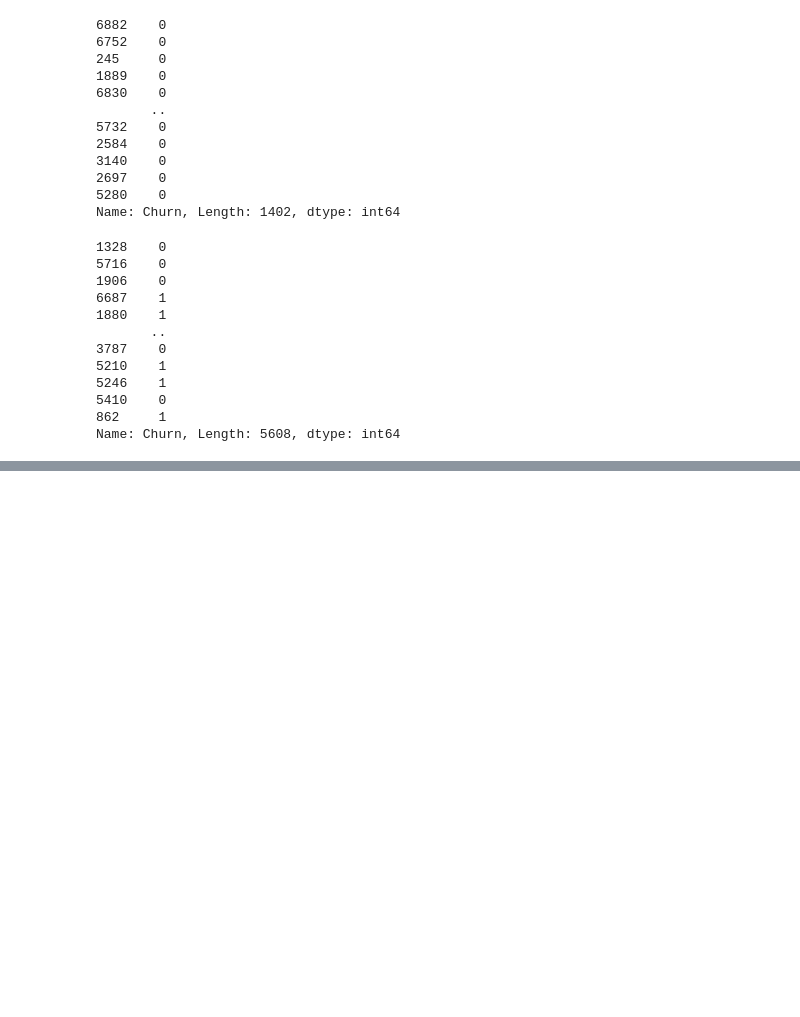
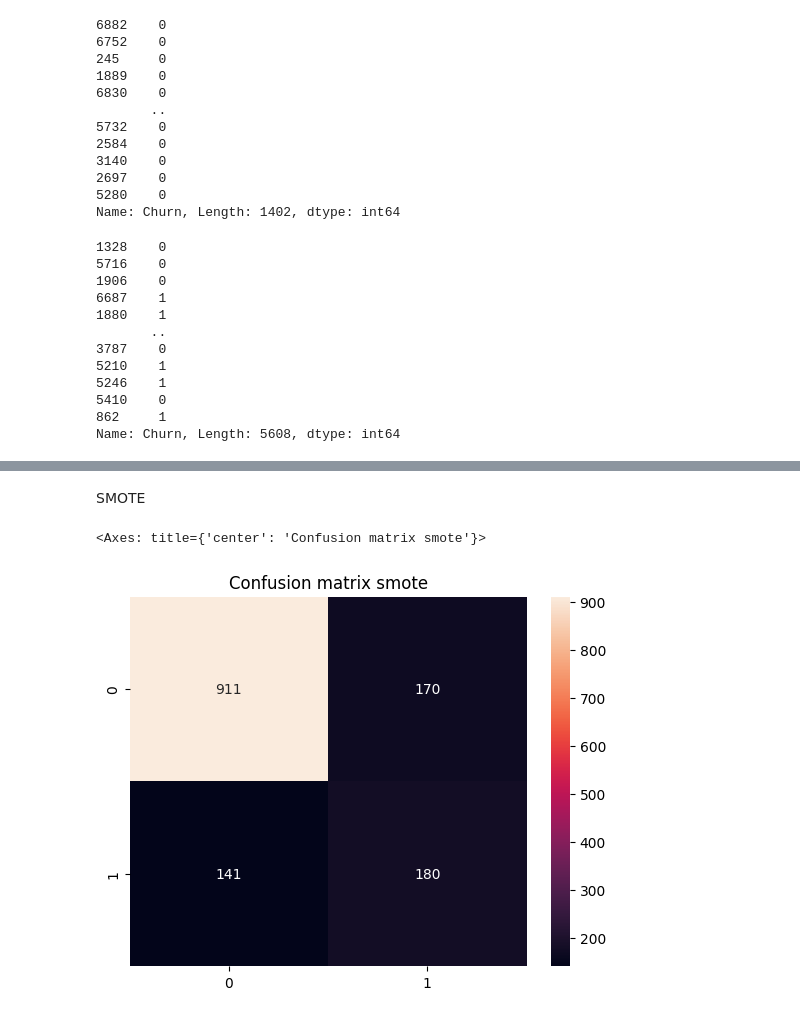
Before and after one commit to cakethehuman/Project-for-linkedin, a Jupyter notebook: Churn/Churn_predict.ipynb, the cells around one changed output, grey strips where cells are left out. Saved outputs shown, nothing was run; the diff lists cells and outputs as text; code cells hidden in the pictures; blank space fills up the shorter version.

Commit message:
model evalution

```diff
--- a/Churn/Churn_predict.ipynb
+++ b/Churn/Churn_predict.ipynb
@@ -444,11 +514,13 @@ model2 = DecisionTreeClassifier()
 model3 = RandomForestClassifier()
 model4 = XGBClassifier()
 model5 = SVC(kernel= 'linear')
+model6 = LGBMClassifier()
 
 model_list = [
     ('LogisticRegression', model1),
     ('DecisionTree', model2),
     ('RandomForest', model3),
     ('XGBoost', model4),
-    ('SVC_Linear', model5)
+    ('SVC_Linear', model5),
+    ('LGBMClassifier', model6)
 ]
@@ -509,7 +575,11 @@ for name,models in model_list:
     final.fit(x_train,y_train)
 
     y_pred = final.predict(x_test)
+    acc = accuracy_score(y_test,y_pred)
+    f1s = f1_score(y_test,y_pred)
+    ps = precision_score(y_test,y_pred)
     recall = recall_score(y_test,y_pred)
+
 
     if(best_score > recall):
         best_model = name
@@ -545,0 +659,9 @@ print(f"🔗 With a recall score of : {best_score}")
+# %%
+model = RandomForestClassifier()
+
+final_NO_SMOTE = Pipeline([
+("Transform", final_transformer),
+("model", model)
+])
+
+final_NO_SMOTE.fit(x_train,y_train)
@@ -545,0 +687,8 @@ print(f"🔗 With a recall score of : {best_score}")
+# %%
+final_SMOTE = Pipeline([
+("Transform", final_transformer),
+("smote", SMOTE()),
+("model", model)
+])
+
+final_SMOTE.fit(x_train,y_train)
@@ -545,0 +714,13 @@ print(f"🔗 With a recall score of : {best_score}")
+# %% [markdown]
+SMOTE
+# %%
+plt.title("Confusion matrix smote")
+
+y_smote = final_SMOTE.predict(x_test)
+
+hasil_smote = confusion_matrix(y_test,y_smote)
+
+sns.heatmap(hasil_smote, annot= True, fmt="d")
+# %% [output]
+<Axes: title={'center': 'Confusion matrix smote'}>
+[figure, added]
```
Also changed, not shown: parts of 23 cells of this notebook.
